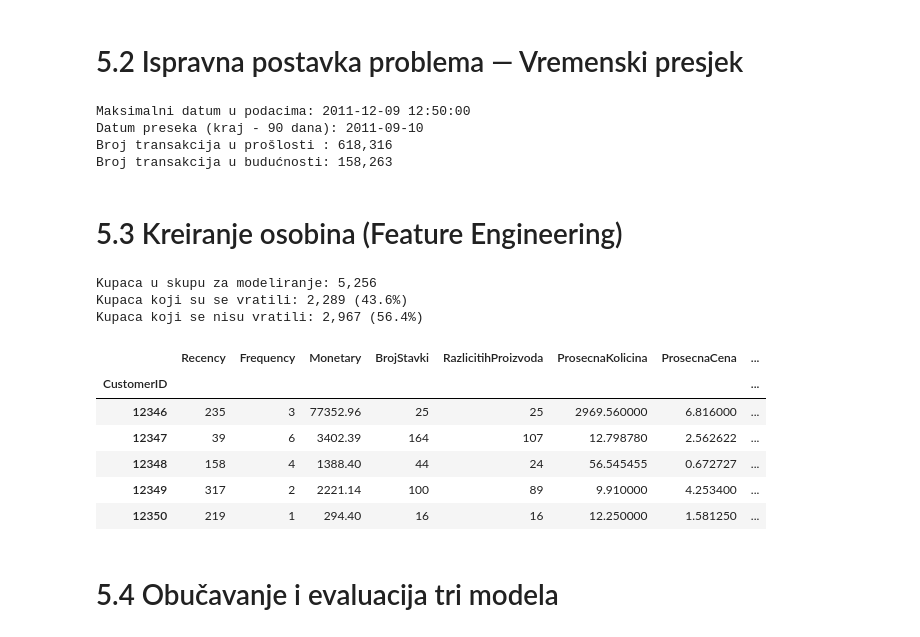
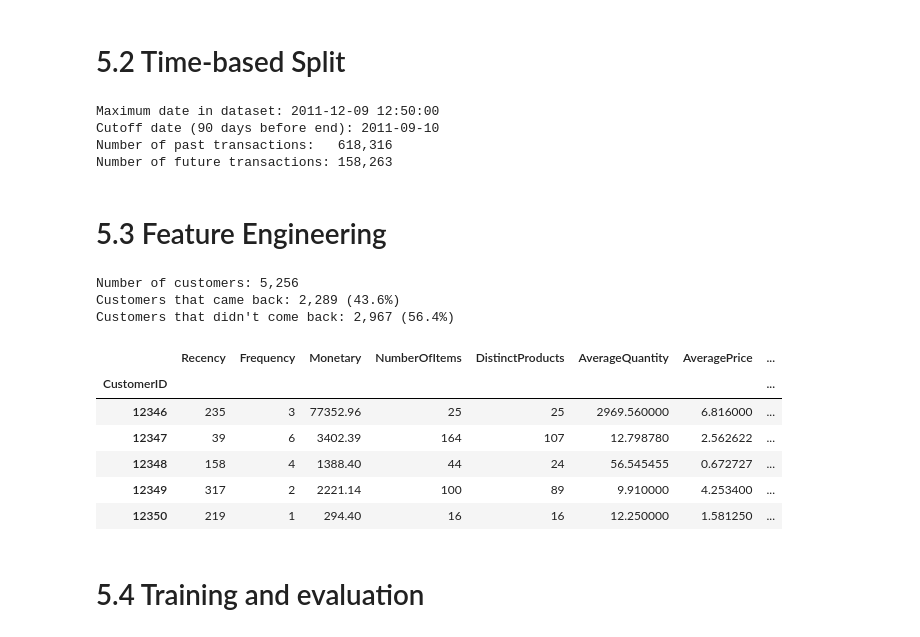
Before and after one commit to aaleksaacic/online-shop-analytics, a Jupyter notebook: notebooks/05_predict.ipynb, the cells around one changed output. Cells and saved outputs as stored; diff of their text form; code cells hidden in the pictures.

```diff
--- a/notebooks/05_predict.ipynb
+++ b/notebooks/05_predict.ipynb
@@ -19,0 +22,3 @@ Učitano transakcija: 776,579
+# %%
+df = pd.read_parquet("../data/processed/clean.parquet")
+print(f"{len(df):,} transactions")
@@ -50,61 +64,63 @@ Tačnost : 0.9801
 ROC AUC : 0.9998
 # %% [markdown]
-# 5.2 Ispravna postavka problema — Vremenski presjek
+# 5.2 Time-based Split
 # %%
 end = df["InvoiceDate"].max()
 cut = end - pd.Timedelta(days=90)
-print(f"Maksimalni datum u podacima: {end}")
-print(f"Datum preseka (kraj - 90 dana): {cut.date()}")
+
+print(f"Maximum date in dataset: {end}")
+print(f"Cutoff date (90 days before end): {cut.date()}")
 
 past  = df[df["InvoiceDate"] <= cut].copy()
 future = df[df["InvoiceDate"] >  cut].copy()
 
-print(f"Broj transakcija u prošlosti : {len(past):,}")
-print(f"Broj transakcija u budućnosti: {len(future):,}")
+print(f"Number of past transactions:   {len(past):,}")
+print(f"Number of future transactions: {len(future):,}")
 # %% [output]
-Maksimalni datum u podacima: 2011-12-09 12:50:00
-Datum preseka (kraj - 90 dana): 2011-09-10
-Broj transakcija u prošlosti : 618,316
-Broj transakcija u budućnosti: 158,263
+Maximum date in dataset: 2011-12-09 12:50:00
+Cutoff date (90 days before end): 2011-09-10
+Number of past transactions:   618,316
+Number of future transactions: 158,263
 # %% [markdown]
-# 5.3 Kreiranje osobina (Feature Engineering)
+# 5.3 Feature Engineering
 # %%
-o = (past.groupby("CustomerID")
+features = (past.groupby("CustomerID")
      .agg(Recency=("InvoiceDate", lambda s: (cut - s.max()).days),
           Frequency=("InvoiceNo", "nunique"),
           Monetary=("TotalPrice", "sum"),
-          BrojStavki=("InvoiceNo", "size"),
-          RazlicitihProizvoda=("StockCode", "nunique"),
-          PrvaKupovina=("InvoiceDate", "min"),
-          ProsecnaKolicina=("Quantity", "mean"),
-          ProsecnaCena=("UnitPrice", "mean"),
-          Drzava=("Country", "first")))
+          NumberOfItems=("InvoiceNo", "size"),
+          DistinctProducts=("StockCode", "nunique"),
+          FirstPurchase=("InvoiceDate", "min"),
+          AverageQuantity=("Quantity", "mean"),
+          AveragePrice=("UnitPrice", "mean"),
+          Country=("Country", "first"))
+)
 
-o["ProsecnaKorpa"]  = o["Monetary"] / o["Frequency"]
-o["StarostOdnosa"]  = (cut - o["PrvaKupovina"]).dt.days
-o["ProsecanRazmak"] = np.where(o["Frequency"] > 1,
-                               o["StarostOdnosa"] / (o["Frequency"] - 1),
-                               o["StarostOdnosa"])
-o["JeUK"] = (o["Drzava"] == "United Kingdom").astype(int)
+features["AverageCart"]  = features["Monetary"] / features["Frequency"]
+features["CustomerTenure"]  = (cut - features["FirstPurchase"]).dt.days
+features["AverageDaysBetweenPurchases"] = np.where(features["Frequency"] > 1,
+                               features["CustomerTenure"] / (features["Frequency"] - 1),
+                               features["CustomerTenure"])
+features["IsUK"] = (features["Country"] == "United Kingdom").astype(int)
 
 almost = past[past["InvoiceDate"] > cut - pd.Timedelta(days=90)]
-o["PorudzbinaZadnjih90"] = almost.groupby("CustomerID")["InvoiceNo"].nunique().reindex(o.index).fillna(0)
-o["PotrosnjaZadnjih90"]  = almost.groupby("CustomerID")["TotalPrice"].sum().reindex(o.index).fillna(0)
+features["OrdersLast90Days"] = almost.groupby("CustomerID")["InvoiceNo"].nunique().reindex(features.index).fillna(0)
+features["SpendingLast90Days"]  = almost.groupby("CustomerID")["TotalPrice"].sum().reindex(features.index).fillna(0)
 
 customers_future = set(future["CustomerID"].unique())
-o["Cilj"] = o.index.isin(customers_future).astype(int)
+features["Goal"] = features.index.isin(customers_future).astype(int)
 
-o = o.drop(columns=["PrvaKupovina", "Drzava"])
+features = features.drop(columns=["FirstPurchase", "Country"])
 
-print(f"Kupaca u skupu za modeliranje: {len(o):,}")
-print(f"Kupaca koji su se vratili: {o['Cilj'].sum():,} ({o['Cilj'].mean()*100:.1f}%)")
-print(f"Kupaca koji se nisu vratili: {(o['Cilj'] == 0).sum():,} ({(1 - o['Cilj'].mean())*100:.1f}%)")
-o.head()
+print(f"Number of customers: {len(features):,}")
+print(f"Customers that came back: {features['Goal'].sum():,} ({features['Goal'].mean()*100:.1f}%)")
+print(f"Customers that didn't come back: {(features['Goal'] == 0).sum():,} ({(1 - features['Goal'].mean())*100:.1f}%)")
+features.head()
 # %% [output]
-Kupaca u skupu za modeliranje: 5,256
-Kupaca koji su se vratili: 2,289 (43.6%)
-Kupaca koji se nisu vratili: 2,967 (56.4%)
+Number of customers: 5,256
+Customers that came back: 2,289 (43.6%)
+Customers that didn't come back: 2,967 (56.4%)
-|  | Recency | Frequency | Monetary | BrojStavki | RazlicitihProizvoda | ProsecnaKolicina | ProsecnaCena | ... |
+|  | Recency | Frequency | Monetary | NumberOfItems | DistinctProducts | AverageQuantity | AveragePrice | ... |
 | CustomerID |  |  |  |  |  |  |  | ... |
 | 12346 | 235 | 3 | 77352.96 | 25 | 25 | 2969.560000 | 6.816000 | ... |
 | 12347 | 39 | 6 | 3402.39 | 164 | 107 | 12.798780 | 2.562622 | ... |
@@ -112,5 +128,5 @@ Kupaca koji se nisu vratili: 2,967 (56.4%)
 | 12349 | 317 | 2 | 2221.14 | 100 | 89 | 9.910000 | 4.253400 | ... |
 | 12350 | 219 | 1 | 294.40 | 16 | 16 | 12.250000 | 1.581250 | ... |
 # %% [markdown]
-# 5.4 Obučavanje i evaluacija tri modela
+# 5.4 Training and evaluation
 # %%
```
Also changed, not shown: parts of 12 cells of this notebook, 2 other files.
